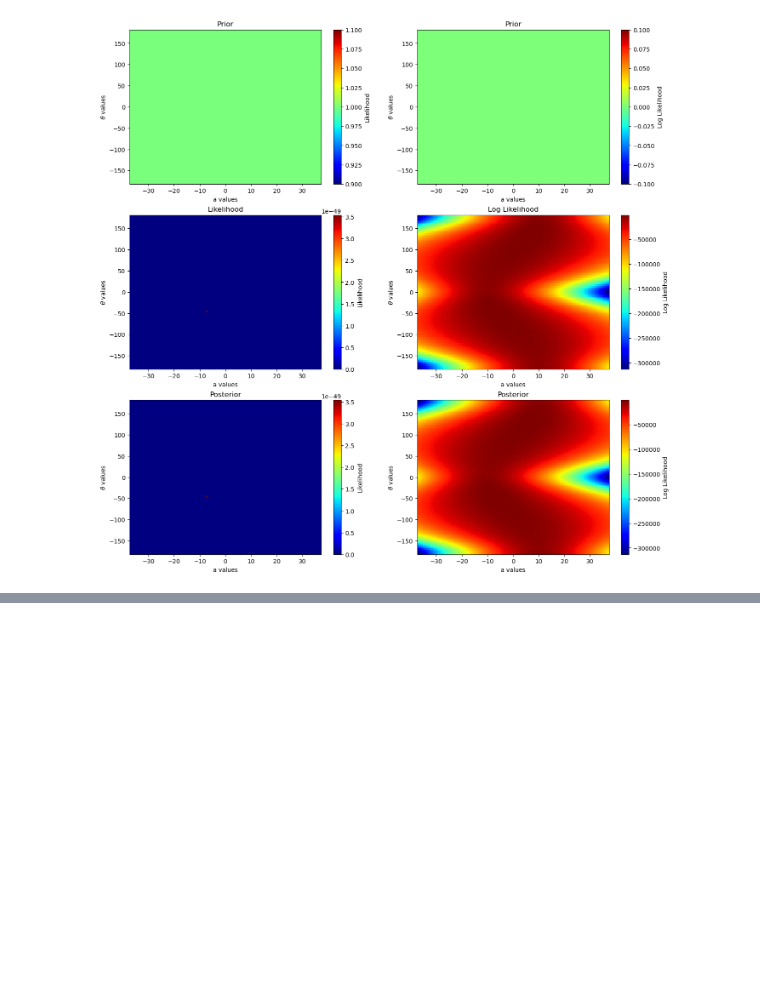
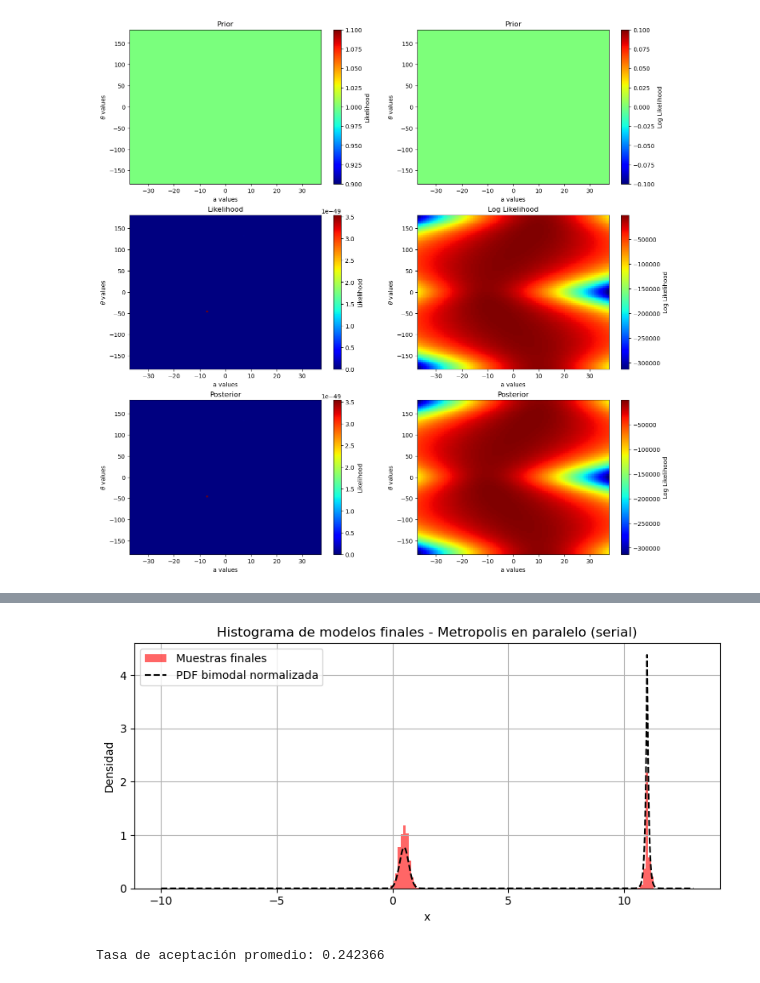
Before and after one commit to alexvillarroel/Metodos-inversos-avanzados, a Jupyter notebook: GF7013/bin/Tarea2/Informe_Tarea2.ipynb, the cells around one changed output, grey strips where cells are left out. Drawn from its saved outputs; the diff is of its cells as text; code cells hidden in the pictures; blank space fills up the shorter version.

```diff
--- a/GF7013/bin/Tarea2/Informe_Tarea2.ipynb
+++ b/GF7013/bin/Tarea2/Informe_Tarea2.ipynb
@@ -473,0 +949,80 @@ Departamento de Geofísica - FCFM - Universidad de Chile
+# %%
+import numpy as np
+import matplotlib.pyplot as plt
+
+# === Importar funciones desde la estructura GF7013 ===
+from GF7013.sampling.metropolis_in_parallel.metropolis_in_parallel_SERIAL import metropolis_in_parallel_SERIAL
+from GF7013.model_parameters.ensemble import ensemble
+from GF7013.sampling.metropolis.proposal_normal import proposal_normal
+from GF7013.probability_functions.pdf.pdf_uniform_nD import pdf_uniform_nD
+
+# === Definición de PDF bimodal ===
+class pdf_bimodal:
+    def __init__(self, x_0, sigma_0, p_0, x_1, sigma_1, p_1):
+        self.args_f0 = (x_0, sigma_0, p_0)
+        self.args_f1 = (x_1, sigma_1, p_1)
+
+    def __f(self, x, mean, sigma, p):
+        alpha = 1 / sigma / np.sqrt(2 * np.pi)
+        return alpha * np.exp(-0.5 * np.abs((x - mean) / sigma) ** p)
+
+    def likelihood(self, x):
+        return self.__f(x, *self.args_f0) + self.__f(x, *self.args_f1)
+
+    def log_likelihood(self, x):
+        like = self.likelihood(x)
+        return -1e10 if like <= 0 else np.log(like)
+
+# === Crear PDF bimodal sintética ===
+f = pdf_bimodal(x_0=0.5, sigma_0=0.2, p_0=2,
+                x_1=11, sigma_1=0.0335, p_1=1)
+
+# === Prior uniforme entre -10 y 13 ===
+lower = np.array([-10.0])
+upper = np.array([13.0])
+prior_pars = {"lower_lim": lower, "upper_lim": upper}
+prior = pdf_uniform_nD(par=prior_pars)
+
+# === Proposal normal ===
+sigma_prop = (upper[0] - lower[0]) / 30
+cov = np.array([[sigma_prop ** 2]])
+proposal = proposal_normal(cov=cov)
+
+# === Ensemble inicial ===
+Nchains = 1000
+rng = np.random.default_rng(seed=42)
+
+m0 = ensemble(Npar=1, Nmodels=Nchains, use_log_likelihood=True, beta=1)
+for i in range(Nchains): # hacemos el mismo numero de modelos que el largo de las cadenas
+    m0.m_set[i, :] = rng.uniform(low=lower[0], high=upper[0], size=1)
+# === Ejecutar Metropolis en paralelo (serial version) ===
+m, tasas = metropolis_in_parallel_SERIAL(
+    m0=m0,
+    likelihood_fun=f,
+    pdf_prior=prior,
+    proposal=proposal,
+    num_MCMC_steps=1000,
+    num_burnin=0,  # No burn-in en este caso
+    use_log_likelihood=True
+)
+
+# === Visualización de los modelos finales ===
+plt.figure(figsize=(8, 4))
+plt.hist(m.m_set[:, 0], bins=100, density=True, color='red', alpha=0.6, label='Muestras finales')
+x = np.linspace(-10, 13, 1000)
+f_vals = np.array([f.likelihood(xi) for xi in x])
+f_vals /= np.trapz(f_vals, x)
+plt.plot(x, f_vals, 'k--', label='PDF bimodal normalizada')
+plt.title('Histograma de modelos finales - Metropolis en paralelo (serial)')
+plt.xlabel('x')
+plt.ylabel('Densidad')
+plt.legend()
+plt.grid(True)
+plt.tight_layout()
+plt.show()
+
+# Mostrar tasas
+print("Tasa de aceptación promedio:", np.mean(tasas))
+# %% [output]
+[figure, added]
+Tasa de aceptación promedio: 0.242366
```
Also changed, not shown: parts of 20 cells of this notebook, 7 other files.
